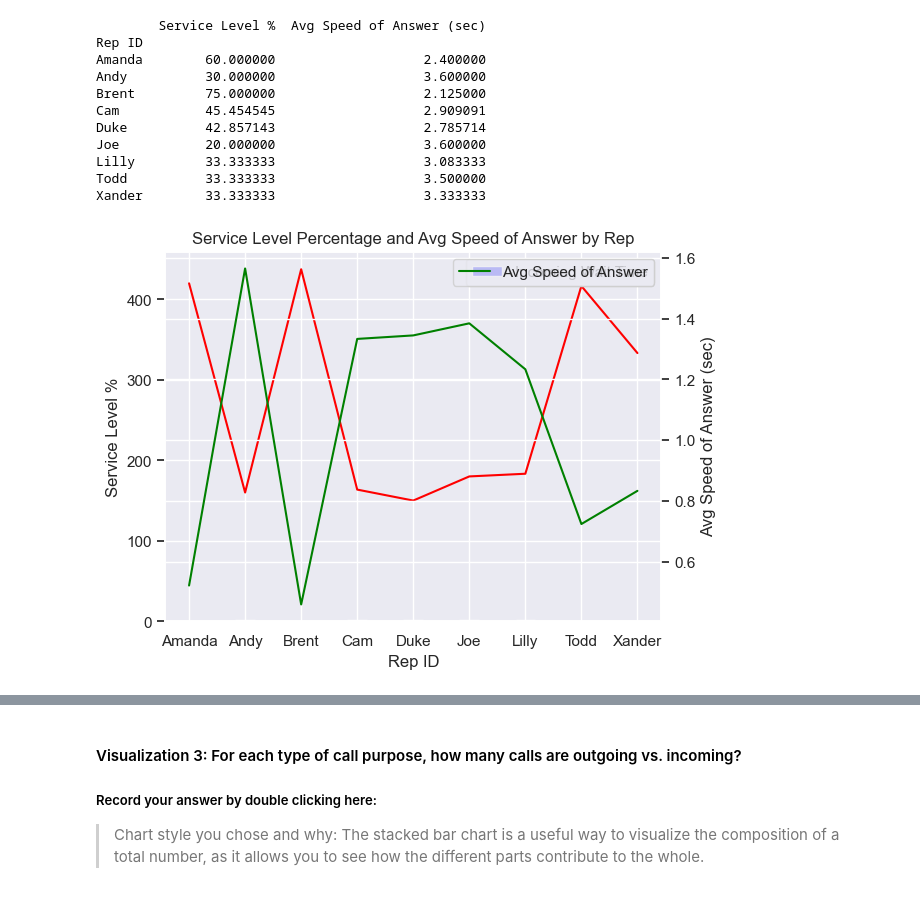
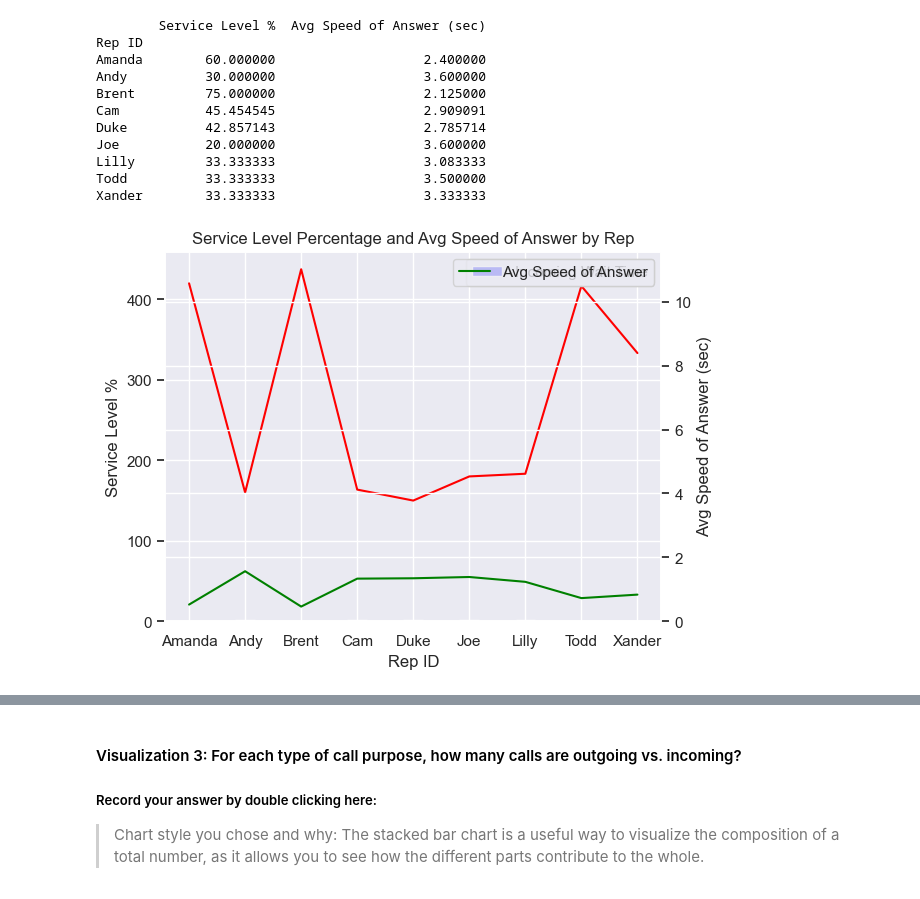
Before and after one commit to farasaidi/call-center-cleanup-assignment, a Jupyter notebook: Call_Center_Cleanup.ipynb, the cells around one changed output, grey strips where cells are left out. Drawn from its saved outputs; the diff is of its cells as text; code cells hidden in the pictures.

```diff
--- a/Call_Center_Cleanup.ipynb
+++ b/Call_Center_Cleanup.ipynb
@@ -448,6 +472,9 @@ Lilly         33.333333                   3.083333
 Todd          33.333333                   3.500000
 Xander        33.333333                   3.333333
 # %%
+# Create visualization 2 here
+# north_plt contains the data you need for the average speed of answer of each rep
+
 north_plt = north_df.groupby("Rep ID")["Incoming Wait Time"].mean().to_frame().reset_index()
 
 # Finding each Rep's Personal Service Level Percentage.  Basically, Calls within 2 secs / total calls
@@ -464,40 +491,43 @@ rep_calls = total_calls_in[["Rep ID", "Calls"]]
 total_stats = rep_calls.groupby(["Rep ID"]).sum() # Final Table
 
 #  Table 3: Service Level Percentage created via merge
-service_level = pd.merge(quick_stats, total_stats, on = "Rep ID")
+service_level = pd.merge(quick_stats, total_stats, on="Rep ID")
 
 # Create Percentage Column in Table 3
 service_level["Service Level %"] = service_level["Calls_x"]/service_level["Calls_y"] * 100
 
-
+#Your Code Here:
 fig, ax1 = plt.subplots()
 ax2 = ax1.twinx()
 
 # set the width of the bars
 bar_width = 0.35
 
 # plot the incoming wait time as a bar chart
 north_plt.plot(kind="bar", x="Rep ID", y="Incoming Wait Time", color="blue", ax=ax1, width=bar_width, label="Incoming Wait Time")
 
 # plot the service level percentage as a line chart
 service_level["Service Level %"].plot(kind="line", x="Rep ID", y="Service Level %", color="red", ax=ax1, label="Service Level %")
 
 # plot the average speed of answer as a line chart on the twin y-axis
 north_plt.plot(kind="line", x="Rep ID", y="Incoming Wait Time", color="green", ax=ax2, label="Avg Speed of Answer")
 
 # set the chart title and labels for x-axis and y-axis
 plt.title("Service Level Percentage and Avg Speed of Answer by Rep")
 ax1.set_xlabel("Rep ID")
 ax1.set_ylabel("Service Level %")
 ax2.set_ylabel("Avg Speed of Answer (sec)")
 
+# set the limit for the twin y-axis
+ax2.set_ylim([0, north_plt["Incoming Wait Time"].max() + 10])
+
 # rotate the x-axis labels for better visibility
 plt.xticks(rotation=45)
 
 # show the chart
 plt.show()
 # %% [output]
-[figure, old version]
+[figure, new version]
 # %%
 import matplotlib.pyplot as plt
 
```
Also changed, not shown: parts of 5 cells of this notebook.
